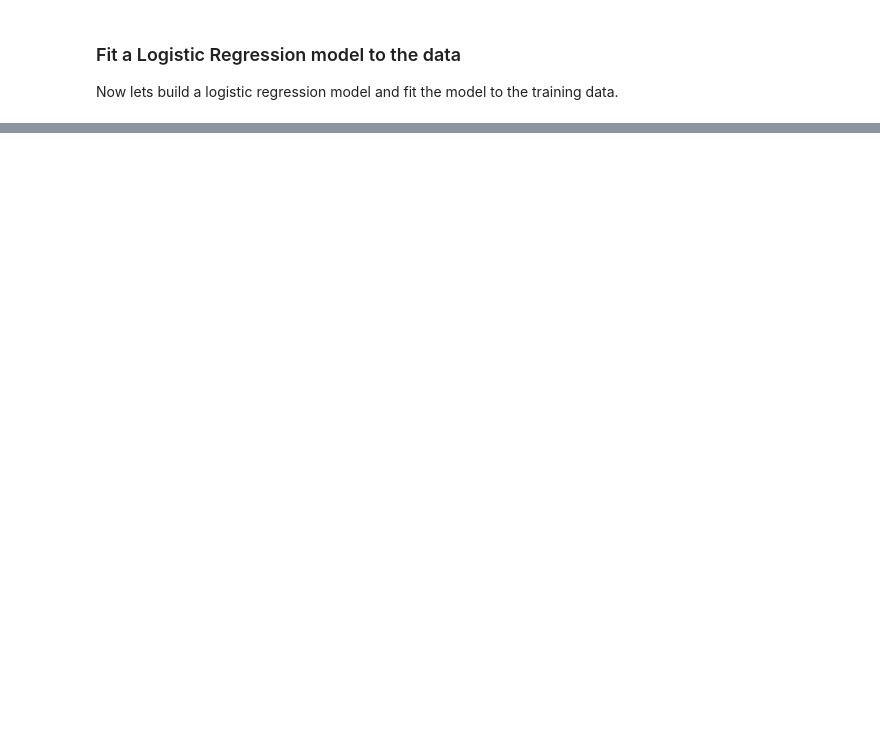
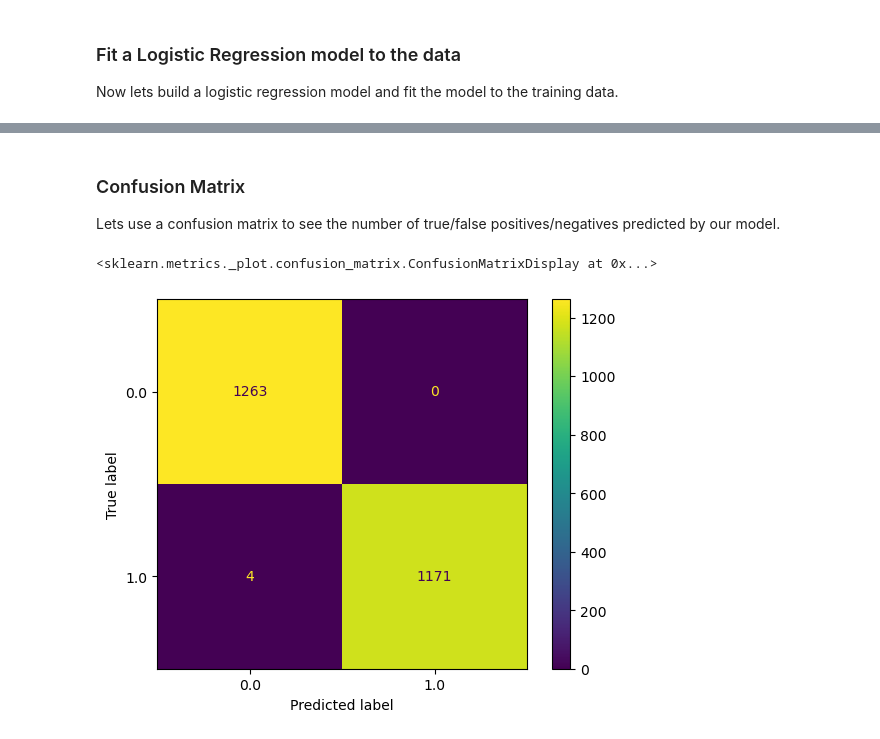
Before and after one commit to AlexVazquez19/mushroom-project, a Jupyter notebook: mushroom.ipynb, the cells around one changed output, grey strips where cells are left out. Cells and saved outputs as stored; diff of their text form; code cells hidden in the pictures; blank space fills up the shorter version.

Commit message:
Added evaluation metrics

```diff
--- a/mushroom.ipynb
+++ b/mushroom.ipynb
@@ -574,3 +582,10 @@ X_train, X_test, y_train, y_test = train_test_split(X, y, test_size=0.3, random_
 ### Fit a Logistic Regression model to the data
 
 Now lets build a logistic regression model and fit the model to the training data.
+# %%
+# Build logistic regression model
+model = LogisticRegression(random_state=19).fit(X_train, y_train)
+
+# Display the model's coefficients
+print("Model coefficients:", model.coef_)
+print("Intercept:", model.intercept_)
@@ -576,0 +614,3 @@ Now lets build a logistic regression model and fit the model to the training dat
+# %%
+# Make predictions on the test set
+y_pred = model.predict(X_test)
@@ -576,0 +655,12 @@ Now lets build a logistic regression model and fit the model to the training dat
+# %% [markdown]
+### Confusion Matrix
+
+Lets use a confusion matrix to see the number of true/false positives/negatives predicted by our model.
+# %%
+# Create and display the confusion matrix
+cm = metrics.confusion_matrix(y_test, y_pred, labels=model.classes_)
+disp = metrics.ConfusionMatrixDisplay(confusion_matrix=cm, display_labels=model.classes_)
+disp.plot()
+# %% [output]
+<sklearn.metrics._plot.confusion_matrix.ConfusionMatrixDisplay at 0x...>
+[figure, added]
```
Also changed, not shown: parts of 8 cells of this notebook.
